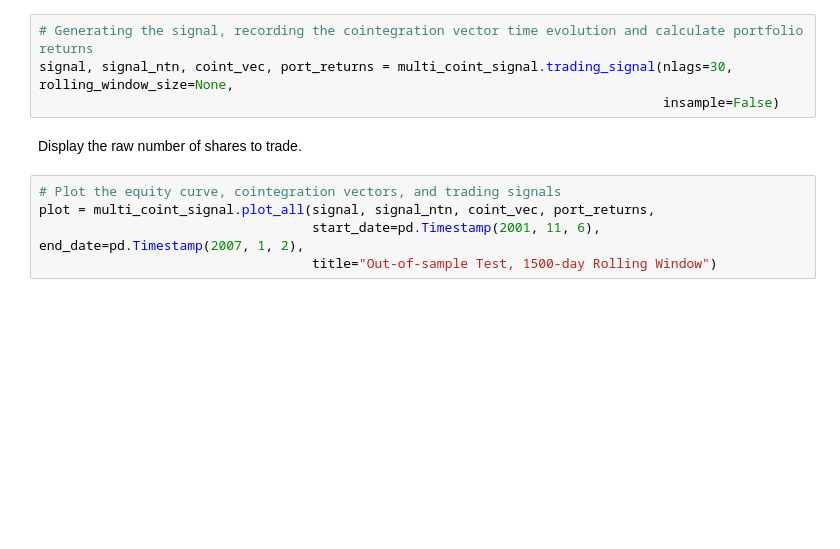
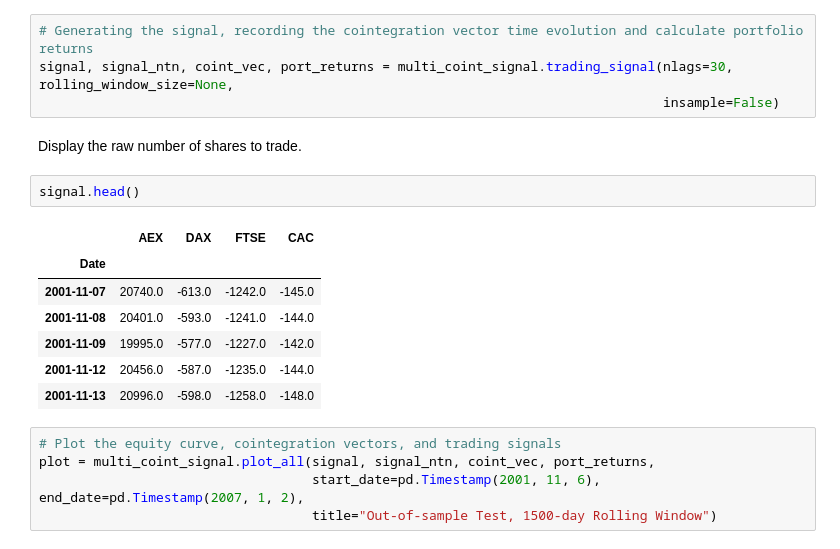
Before and after one commit to hudson-and-thames/arbitrage_research, a Jupyter notebook: Cointegration Approach/multivariate_cointegration.ipynb, the cells around one changed output. Cells and saved outputs as stored; diff of their text form; blank space fills up the shorter version.

```diff
--- a/Cointegration Approach/multivariate_cointegration.ipynb
+++ b/Cointegration Approach/multivariate_cointegration.ipynb
@@ -251,6 +263,16 @@ signal, signal_ntn, coint_vec, port_returns = multi_coint_signal.trading_signal(
                                                                                 insample=False)
 # %% [markdown]
 Display the raw number of shares to trade.
+# %%
+signal.head()
+# %% [output]
+|  | AEX | DAX | FTSE | CAC |
+| Date |  |  |  |  |
+| 2001-11-07 | 20740.0 | -613.0 | -1242.0 | -145.0 |
+| 2001-11-08 | 20401.0 | -593.0 | -1241.0 | -144.0 |
+| 2001-11-09 | 19995.0 | -577.0 | -1227.0 | -142.0 |
+| 2001-11-12 | 20456.0 | -587.0 | -1235.0 | -144.0 |
+| 2001-11-13 | 20996.0 | -598.0 | -1258.0 | -148.0 |
 # %%
 # Plot the equity curve, cointegration vectors, and trading signals
 plot = multi_coint_signal.plot_all(signal, signal_ntn, coint_vec, port_returns,
```
Also changed, not shown: parts of 3 cells of this notebook.
